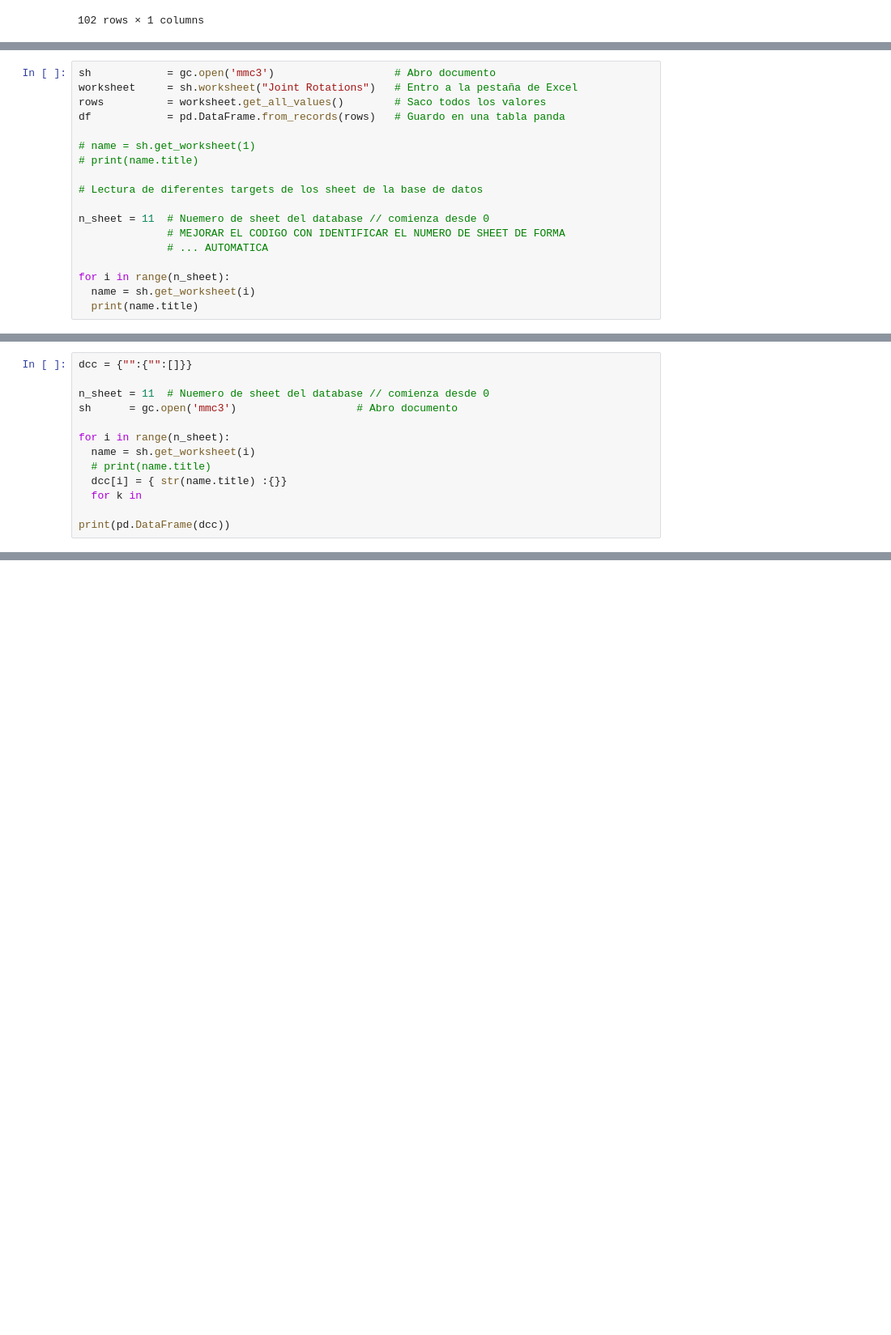
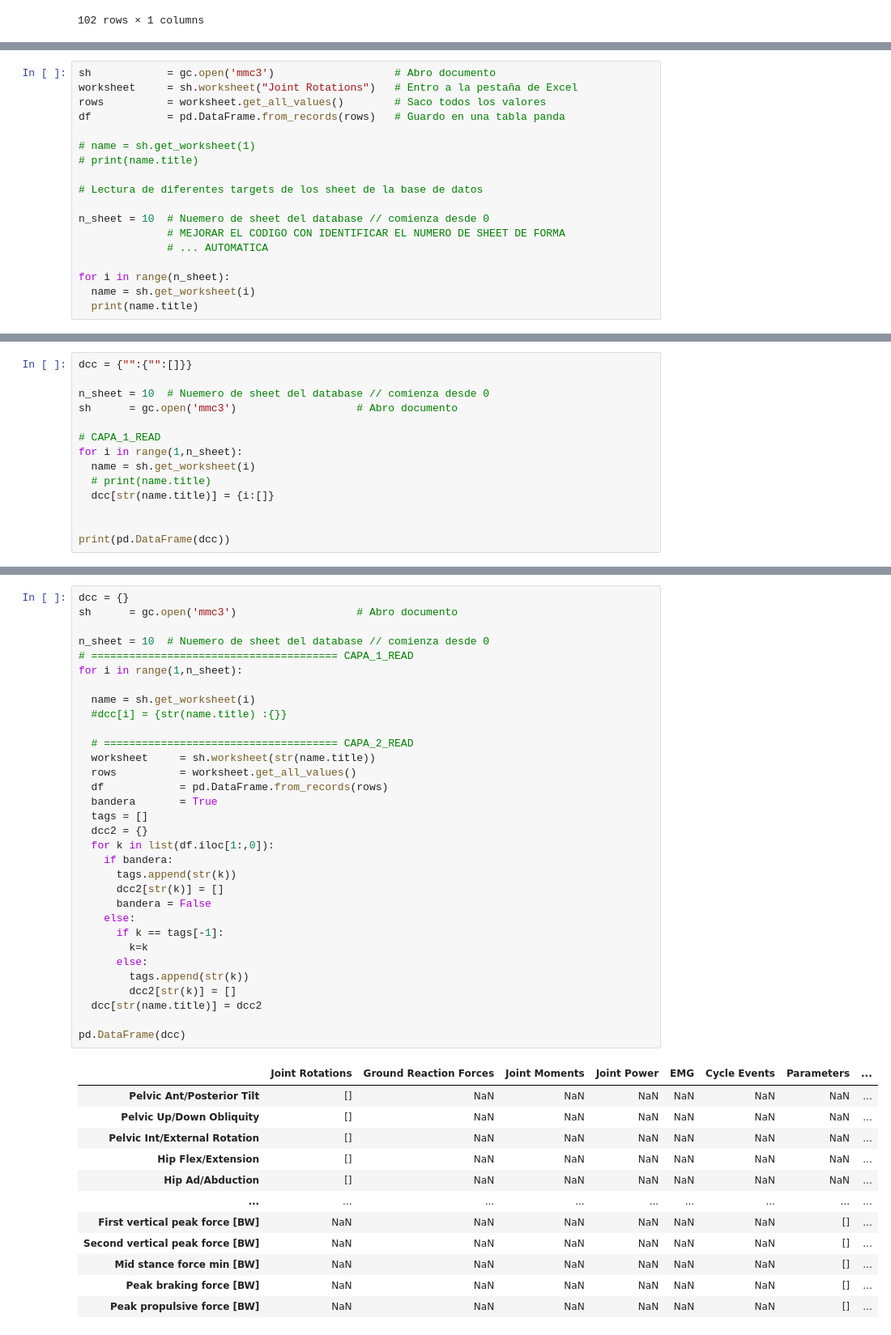
Before and after one commit to Beta628427/Tesis, a Jupyter notebook: 2_Beta___Cod/Beta_Google_Drive_Colab/Read_mmc3_Variables_Sheets_v3.ipynb, the cells around one changed output, grey strips where cells are left out. Shown at 81% size. Cells and saved outputs as stored; diff of their text form; blank space fills up the shorter version.

```diff
--- a/2_Beta___Cod/Beta_Google_Drive_Colab/Read_mmc3_Variables_Sheets_v3.ipynb
+++ b/2_Beta___Cod/Beta_Google_Drive_Colab/Read_mmc3_Variables_Sheets_v3.ipynb
@@ -157,7 +150,7 @@ df            = pd.DataFrame.from_records(rows)   # Guardo en una tabla panda
 
 # Lectura de diferentes targets de los sheet de la base de datos
 
-n_sheet = 11  # Nuemero de sheet del database // comienza desde 0
+n_sheet = 10  # Nuemero de sheet del database // comienza desde 0
               # MEJORAR EL CODIGO CON IDENTIFICAR EL NUMERO DE SHEET DE FORMA
               # ... AUTOMATICA
 
@@ -179,14 +171,15 @@ pestaña_camilo
 # %%
 dcc = {"":{"":[]}}
 
-n_sheet = 11  # Nuemero de sheet del database // comienza desde 0
+n_sheet = 10  # Nuemero de sheet del database // comienza desde 0
 sh      = gc.open('mmc3')                   # Abro documento
 
-for i in range(n_sheet):
+# CAPA_1_READ
+for i in range(1,n_sheet):
   name = sh.get_worksheet(i)
   # print(name.title)
-  dcc[i] = { str(name.title) :{}}
-  for k in
+  dcc[str(name.title)] = {i:[]}
+
 
 print(pd.DataFrame(dcc))
 # %% [output]
@@ -207,0 +264,45 @@ pestaña_camilo          NaN  NaN  NaN  NaN  NaN  ...  NaN  NaN  NaN  NaN   {}
+# %%
+dcc = {}
+sh      = gc.open('mmc3')                   # Abro documento
+
+n_sheet = 10  # Nuemero de sheet del database // comienza desde 0
+# ======================================= CAPA_1_READ
+for i in range(1,n_sheet):
+
+  name = sh.get_worksheet(i)
+  #dcc[i] = {str(name.title) :{}}
+
+  # ===================================== CAPA_2_READ
+  worksheet     = sh.worksheet(str(name.title))
+  rows          = worksheet.get_all_values()
+  df            = pd.DataFrame.from_records(rows)
+  bandera       = True
+  tags = []
+  dcc2 = {}
+  for k in list(df.iloc[1:,0]):
+    if bandera:
+      tags.append(str(k))
+      dcc2[str(k)] = []
+      bandera = False
+    else:
+      if k == tags[-1]:
+        k=k
+      else:
+        tags.append(str(k))
+        dcc2[str(k)] = []
+  dcc[str(name.title)] = dcc2
+
+pd.DataFrame(dcc)
+# %% [output]
+|  | Joint Rotations | Ground Reaction Forces | Joint Moments | Joint Power | EMG | Cycle Events | Parameters | ... |
+| Pelvic Ant/Posterior Tilt | [] | NaN | NaN | NaN | NaN | NaN | NaN | ... |
+| Pelvic Up/Down Obliquity | [] | NaN | NaN | NaN | NaN | NaN | NaN | ... |
+| Pelvic Int/External Rotation | [] | NaN | NaN | NaN | NaN | NaN | NaN | ... |
+| Hip Flex/Extension | [] | NaN | NaN | NaN | NaN | NaN | NaN | ... |
+| Hip Ad/Abduction | [] | NaN | NaN | NaN | NaN | NaN | NaN | ... |
+| ... | ... | ... | ... | ... | ... | ... | ... | ... |
+| First vertical peak force [BW] | NaN | NaN | NaN | NaN | NaN | NaN | [] | ... |
+| Second vertical peak force [BW] | NaN | NaN | NaN | NaN | NaN | NaN | [] | ... |
+| Mid stance force min [BW] | NaN | NaN | NaN | NaN | NaN | NaN | [] | ... |
+| Peak braking force [BW] | NaN | NaN | NaN | NaN | NaN | NaN | [] | ... |
+| Peak propulsive force [BW] | NaN | NaN | NaN | NaN | NaN | NaN | [] | ... |
```
Also changed, not shown: parts of 14 cells of this notebook.
